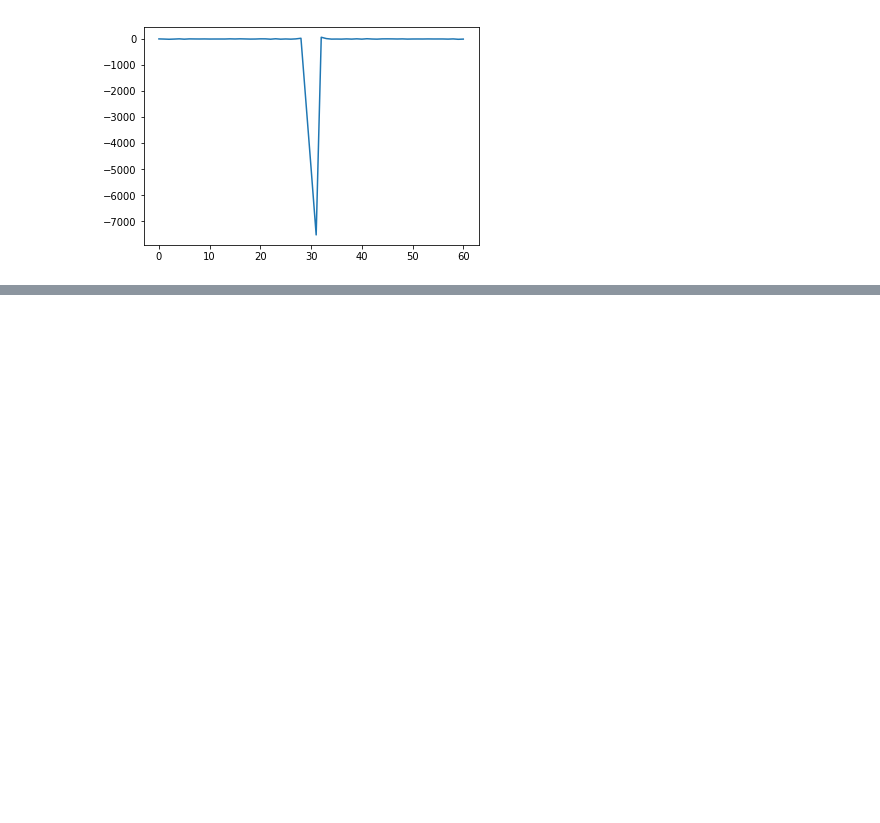
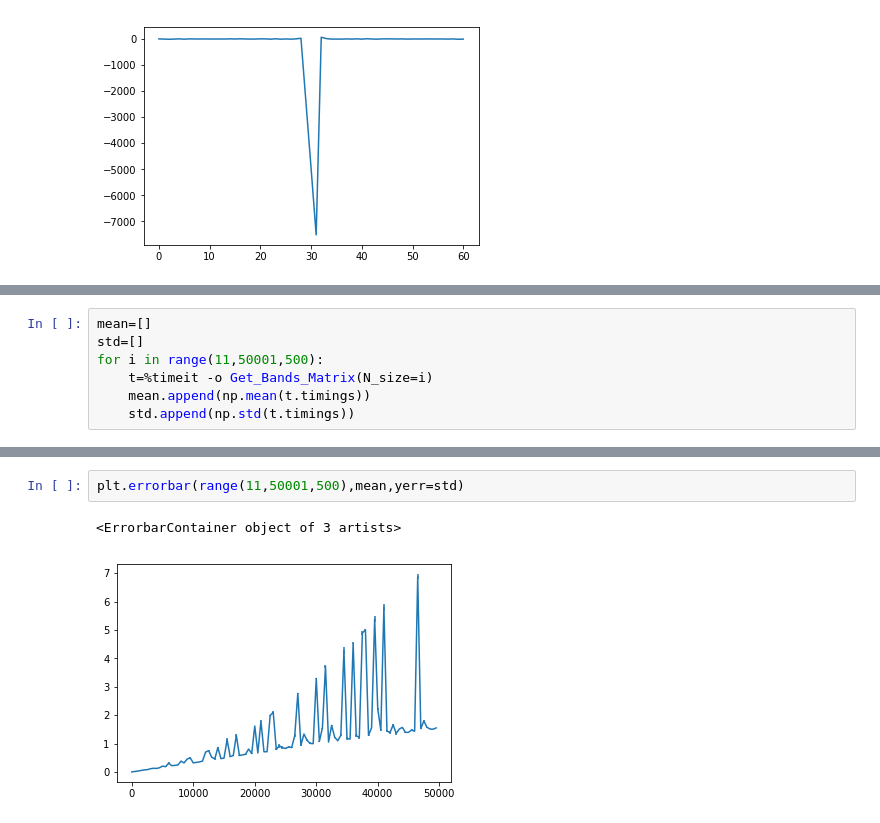
Before and after one commit to jamontanac/Tesis_Master, a Jupyter notebook: XY_model/Calculating_Entropy_and_density_matrix/Prueba15-10-19.ipynb, the cells around one changed output, grey strips where cells are left out. Saved outputs shown, nothing was run; the diff lists cells and outputs as text; blank space fills up the shorter version.

```diff
--- a/XY_model/Calculating_Entropy_and_density_matrix/Prueba15-10-19.ipynb
+++ b/XY_model/Calculating_Entropy_and_density_matrix/Prueba15-10-19.ipynb
@@ -237,0 +280,7 @@ for L in range(101,151,2):
+# %%
+mean=[]
+std=[]
+for i in range(11,50001,500):
+    t=%timeit -o Get_Bands_Matrix(N_size=i)
+    mean.append(np.mean(t.timings))
+    std.append(np.std(t.timings))
@@ -237,0 +305,5 @@ for L in range(101,151,2):
+# %%
+plt.errorbar(range(11,50001,500),mean,yerr=std)
+# %% [output]
+<ErrorbarContainer object of 3 artists>
+[figure, added]
```
Also changed, not shown: parts of 12 cells of this notebook.
